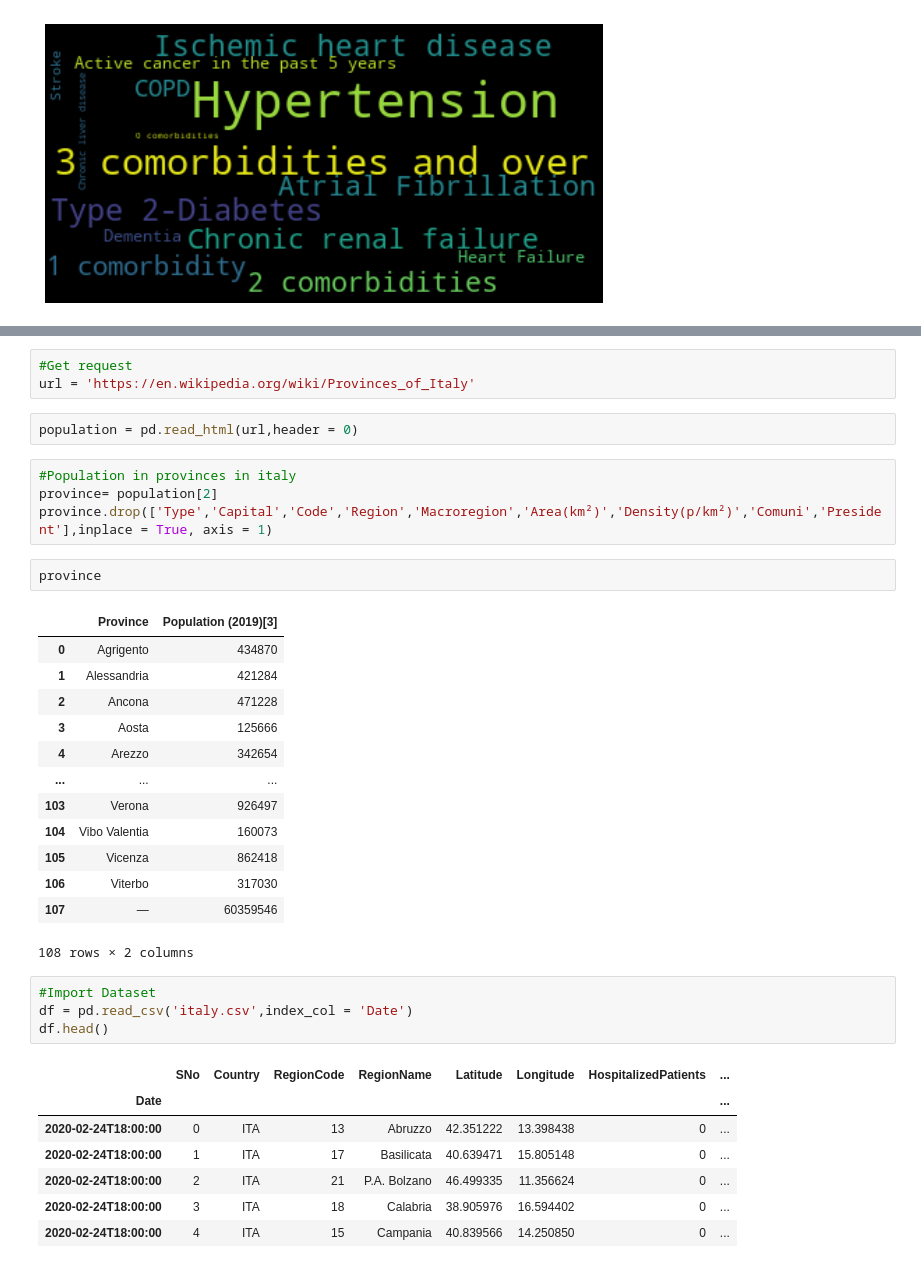
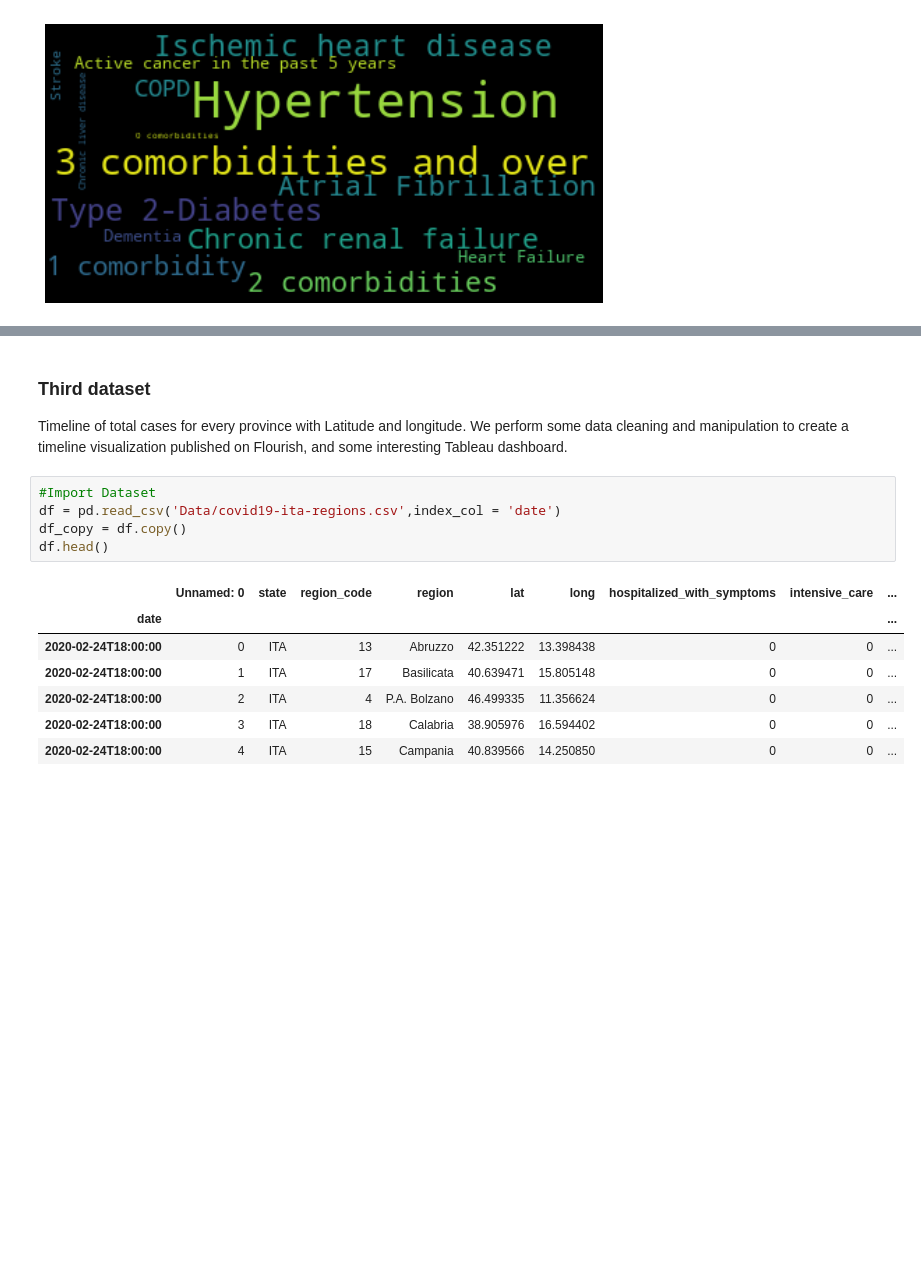
Before and after one commit to tizbid/COVID-19-Data-Analysis-, a Jupyter notebook: COVID-19 Data Analysis and Insights.ipynb, the cells around one changed output, grey strips where cells are left out. Cells and saved outputs as stored; diff of their text form; blank space fills up the shorter version.

```diff
--- a/COVID-19 Data Analysis and Insights.ipynb
+++ b/COVID-19 Data Analysis and Insights.ipynb
@@ -200,38 +195,18 @@ covid_nationality
-# %%
-#Get request
-url = 'https://en.wikipedia.org/wiki/Provinces_of_Italy'
-# %%
-population = pd.read_html(url,header = 0)
-# %%
-#Population in provinces in italy
-province= population[2]
-province.drop(['Type','Capital','Code','Region','Macroregion','Area(km²)','Density(p/km²)','Comuni','President'],inplace = True, axis = 1)
-# %%
-province
-# %% [output]
-|  | Province | Population (2019)[3] |
-| 0 | Agrigento | 434870 |
-| 1 | Alessandria | 421284 |
-| 2 | Ancona | 471228 |
-| 3 | Aosta | 125666 |
-| 4 | Arezzo | 342654 |
-| ... | ... | ... |
-| 103 | Verona | 926497 |
-| 104 | Vibo Valentia | 160073 |
-| 105 | Vicenza | 862418 |
-| 106 | Viterbo | 317030 |
-| 107 | — | 60359546 |
-108 rows × 2 columns
+# %% [markdown]
+### Third dataset
+
+Timeline of total cases for every province with Latitude and longitude. We perform some data cleaning and manipulation to create a timeline visualization published on Flourish, and some interesting Tableau dashboard.
 # %%
 #Import Dataset
-df = pd.read_csv('italy.csv',index_col = 'Date')
+df = pd.read_csv('Data/covid19-ita-regions.csv',index_col = 'date')
+df_copy = df.copy()
 df.head()
 # %% [output]
-|  | SNo | Country | RegionCode | RegionName | Latitude | Longitude | HospitalizedPatients | ... |
-| Date |  |  |  |  |  |  |  | ... |
-| 2020-02-24T18:00:00 | 0 | ITA | 13 | Abruzzo | 42.351222 | 13.398438 | 0 | ... |
-| 2020-02-24T18:00:00 | 1 | ITA | 17 | Basilicata | 40.639471 | 15.805148 | 0 | ... |
-| 2020-02-24T18:00:00 | 2 | ITA | 21 | P.A. Bolzano | 46.499335 | 11.356624 | 0 | ... |
-| 2020-02-24T18:00:00 | 3 | ITA | 18 | Calabria | 38.905976 | 16.594402 | 0 | ... |
-| 2020-02-24T18:00:00 | 4 | ITA | 15 | Campania | 40.839566 | 14.250850 | 0 | ... |
+|  | Unnamed: 0 | state | region_code | region | lat | long | hospitalized_with_symptoms | intensive_care | ... |
+| date |  |  |  |  |  |  |  |  | ... |
+| 2020-02-24T18:00:00 | 0 | ITA | 13 | Abruzzo | 42.351222 | 13.398438 | 0 | 0 | ... |
+| 2020-02-24T18:00:00 | 1 | ITA | 17 | Basilicata | 40.639471 | 15.805148 | 0 | 0 | ... |
+| 2020-02-24T18:00:00 | 2 | ITA | 4 | P.A. Bolzano | 46.499335 | 11.356624 | 0 | 0 | ... |
+| 2020-02-24T18:00:00 | 3 | ITA | 18 | Calabria | 38.905976 | 16.594402 | 0 | 0 | ... |
+| 2020-02-24T18:00:00 | 4 | ITA | 15 | Campania | 40.839566 | 14.250850 | 0 | 0 | ... |
 # %%
```
Also changed, not shown: parts of 38 cells of this notebook.
